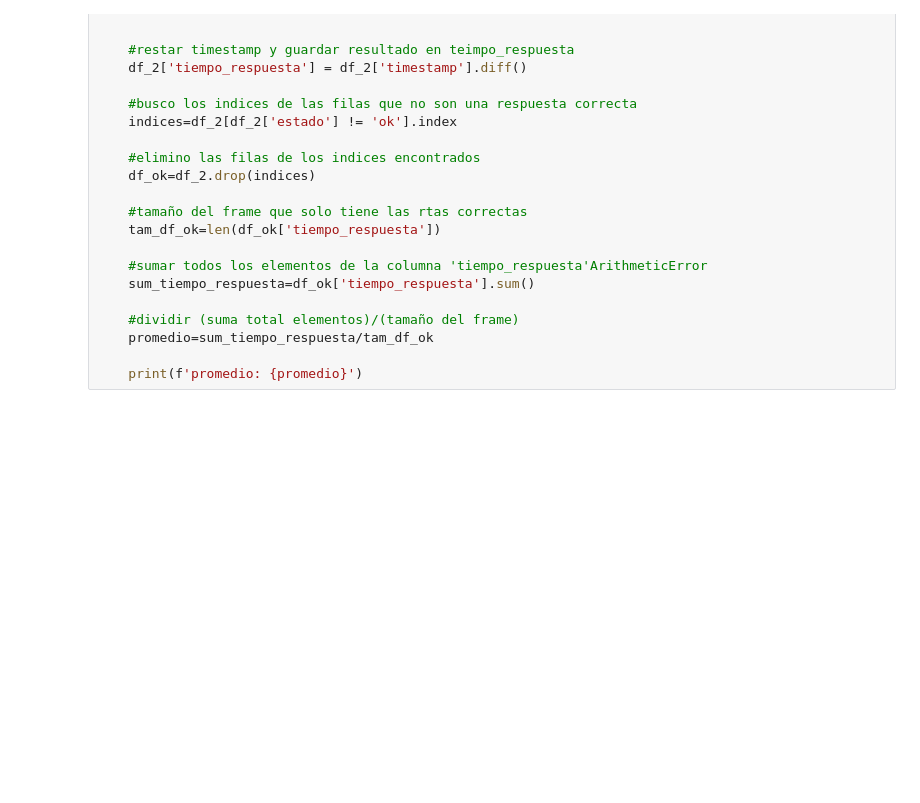
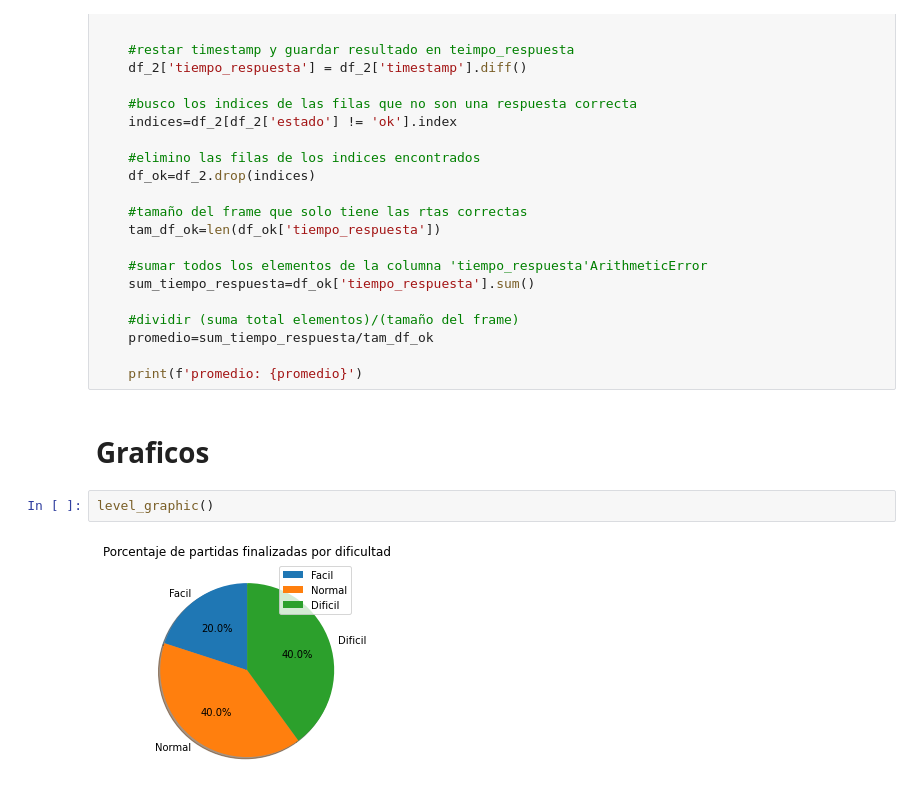
Before and after one commit to IsidroEmirPelli/proyecto-final-seminario, a Jupyter notebook: scripts/Procesamiento_de_Datos.ipynb, the cells around one changed output. Cells and saved outputs as stored; diff of their text form; blank space fills up the shorter version.

```diff
--- a/scripts/Procesamiento_de_Datos.ipynb
+++ b/scripts/Procesamiento_de_Datos.ipynb
@@ -210,3 +209,9 @@ def promedio_respuestas_exitosas():
     promedio=sum_tiempo_respuesta/tam_df_ok
 
     print(f'promedio: {promedio}')
+# %% [markdown]
+# Graficos
+# %%
+level_graphic()
+# %% [output]
+[figure, added]
```
Also changed, not shown: parts of 11 cells of this notebook, 2 other files.
